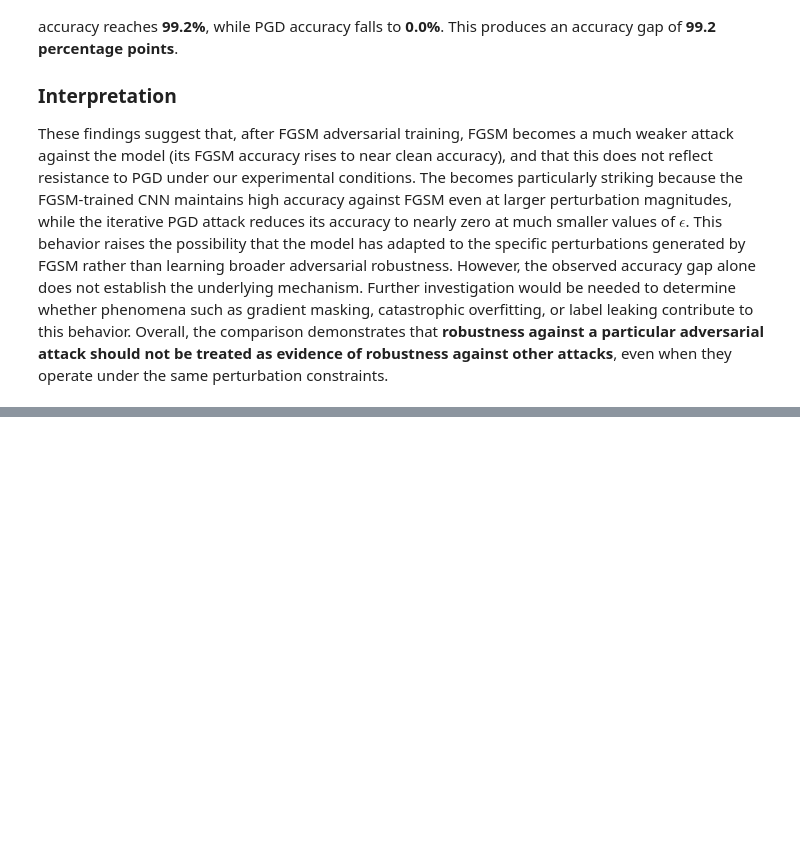
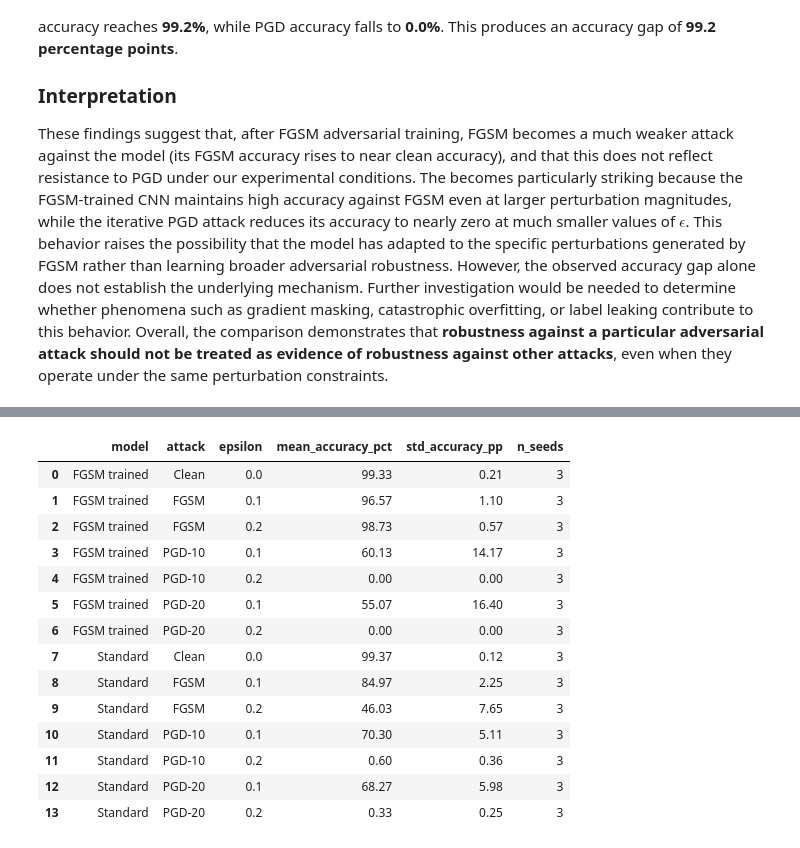
Before and after one commit to CandidoS391/learning-under-transformation, a Jupyter notebook: adversarial_examples_fgsm_pgd.ipynb, the cells around one changed output, grey strips where cells are left out. Cells and saved outputs as stored; diff of their text form; code cells hidden in the pictures; blank space fills up the shorter version.

```diff
--- a/adversarial_examples_fgsm_pgd.ipynb
+++ b/adversarial_examples_fgsm_pgd.ipynb
@@ -1222,0 +1881,52 @@ Overall, these findings suggest that FGSM adversarial training, as configured he
+# %%
+robustness_summary = (
+  robustness_results
+  .groupby(
+    ["model", "attack", "epsilon"],
+    as_index=False
+  )
+  .agg(
+    mean_accuracy=("accuracy", "mean"),
+    std_accuracy=("accuracy", "std"),
+    min_accuracy=("accuracy", "min"),
+    max_accuracy=("accuracy", "max"),
+    n_seeds=("seed", "nunique"),
+  )
+)
+
+robustness_summary["mean_accuracy_pct"] = (
+  100 * robustness_summary["mean_accuracy"]
+)
+
+robustness_summary["std_accuracy_pp"] = (
+  100 * robustness_summary["std_accuracy"]
+)
+
+robustness_summary.to_csv(
+  OUTPUT_DIR / "robustness_summary.csv",
+  index=False
+)
+
+display(
+  robustness_summary[[
+    "model", "attack", "epsilon",
+    "mean_accuracy_pct", "std_accuracy_pp",
+    "n_seeds"
+  ]].round(2)
+)
+# %% [output]
+|  | model | attack | epsilon | mean_accuracy_pct | std_accuracy_pp | n_seeds |
+| 0 | FGSM trained | Clean | 0.0 | 99.33 | 0.21 | 3 |
+| 1 | FGSM trained | FGSM | 0.1 | 96.57 | 1.10 | 3 |
+| 2 | FGSM trained | FGSM | 0.2 | 98.73 | 0.57 | 3 |
+| 3 | FGSM trained | PGD-10 | 0.1 | 60.13 | 14.17 | 3 |
+| 4 | FGSM trained | PGD-10 | 0.2 | 0.00 | 0.00 | 3 |
+| 5 | FGSM trained | PGD-20 | 0.1 | 55.07 | 16.40 | 3 |
+| 6 | FGSM trained | PGD-20 | 0.2 | 0.00 | 0.00 | 3 |
+| 7 | Standard | Clean | 0.0 | 99.37 | 0.12 | 3 |
+| 8 | Standard | FGSM | 0.1 | 84.97 | 2.25 | 3 |
+| 9 | Standard | FGSM | 0.2 | 46.03 | 7.65 | 3 |
+| 10 | Standard | PGD-10 | 0.1 | 70.30 | 5.11 | 3 |
+| 11 | Standard | PGD-10 | 0.2 | 0.60 | 0.36 | 3 |
+| 12 | Standard | PGD-20 | 0.1 | 68.27 | 5.98 | 3 |
+| 13 | Standard | PGD-20 | 0.2 | 0.33 | 0.25 | 3 |
```
Also changed, not shown: parts of 22 cells of this notebook.
